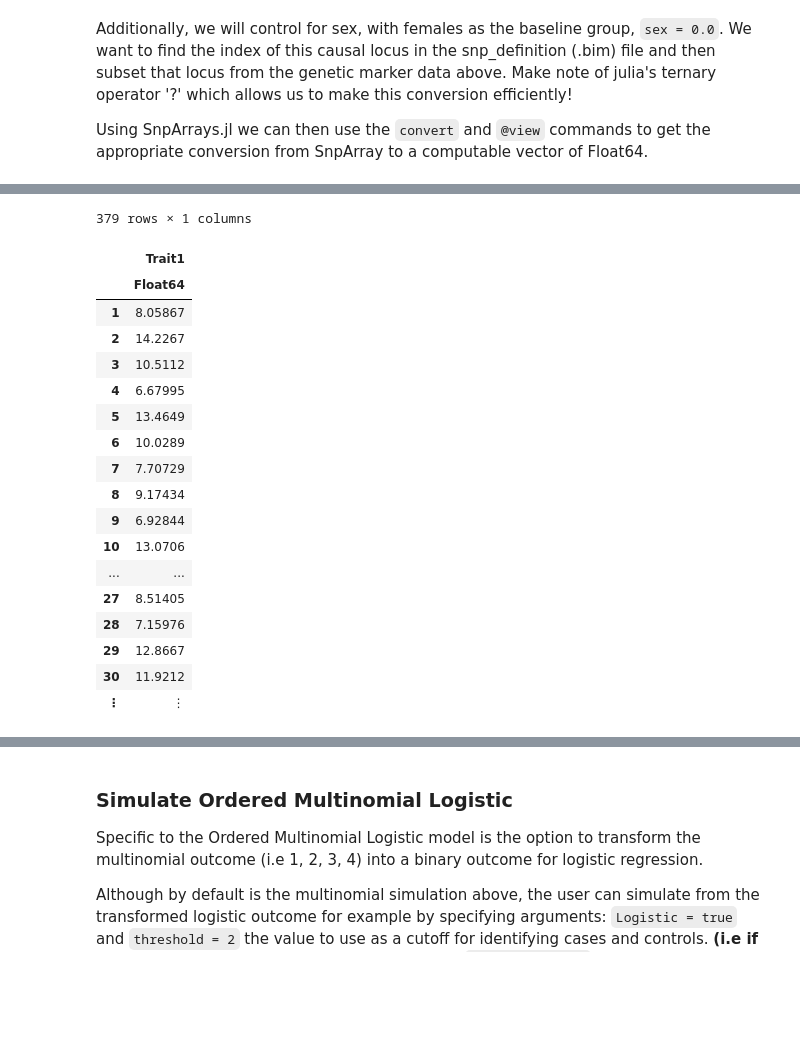
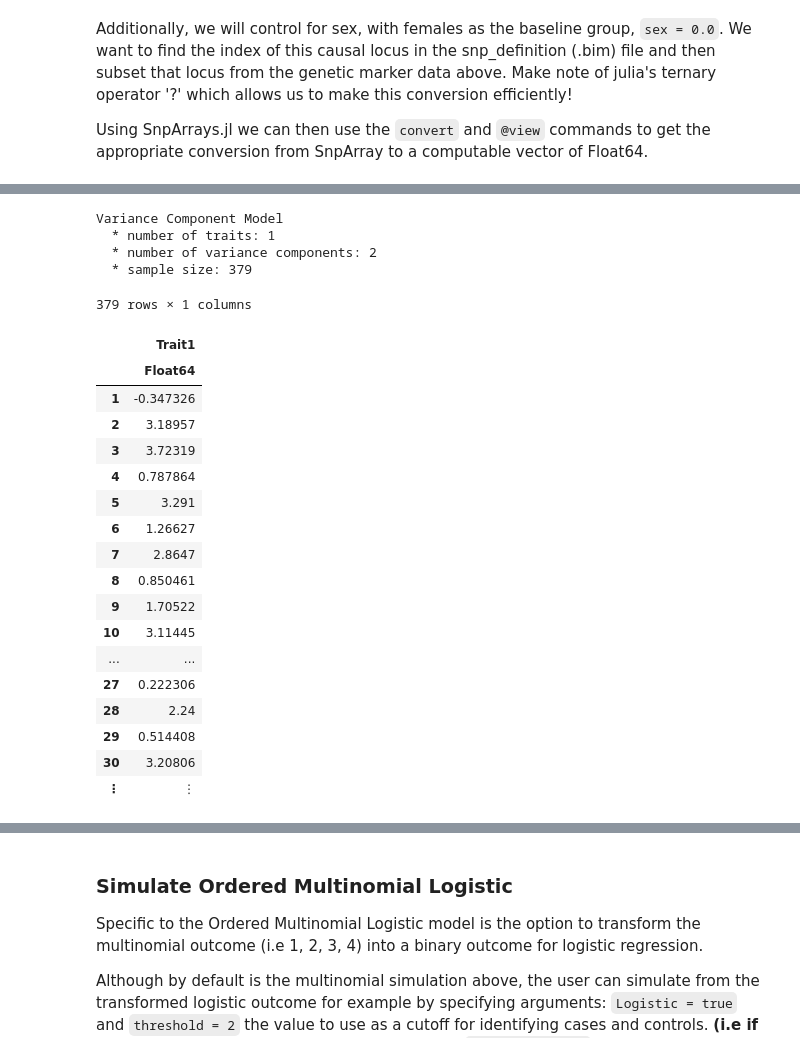
Before and after one commit to OpenMendel/TraitSimulation.jl, a Jupyter notebook: docs/TraitSimulation.ipynb, the cells around one changed output, grey strips where cells are left out. Drawn from its saved outputs; the diff is of its cells as text; code cells hidden in the pictures; blank space fills up the shorter version.

```diff
--- a/docs/TraitSimulation.ipynb
+++ b/docs/TraitSimulation.ipynb
@@ -80,10 +71,11 @@ Additionally, we will control for sex, with females as the baseline group, `sex
 
 Using SnpArrays.jl we can then use the `convert` and `@view` commands to get the appropriate conversion from SnpArray to a computable vector of Float64.
 # %%
-locus = convert(Vector{Float64}, @view(EUR[:, causal_snp_index]))
+locus = convert(Vector{Float64}, @view(EUR[:, causal_snp_index[1]]))
 famfile = EUR_data.person_info
 sex = map(x -> strip(x) == "F" ? 0.0 : 1.0, famfile[!, :sex])
 intercept = ones(length(sex))
+X_covar = [intercept sex]
 X = [intercept sex locus]
 # %% [output]
 379×3 Array{Float64,2}:
@@ -240,0 +195,3 @@ Variance Component Model
+# %%
+maf_rare = rand([0.002, 0.004, 0.008, 0.01, 0.012, 0.015, 0.02], 20)
+rare_snps = snparray_simulation(maf_rare, 379)
@@ -241,23 +216,34 @@ Variance Component Model
+# %%
+β_covar = [1.0; 0.6]
+I_n = Matrix{Float64}(I, size(GRM))
+vc = @vc [0.01][:,:] ⊗ (GRM + I_n) + [0.9][:, :] ⊗ I_n
+sigma, v = vcobjtuple(vc)
+rare_20_snp_model = VCMTrait(X_covar, β_covar[:, :], rare_snps, maf_rare[:, :], [sigma...], [v...])
+# %% [output]
+Variance Component Model
+  * number of traits: 1
+  * number of variance components: 2
+  * sample size: 379
 # %%
 Rare_SNP_Trait = DataFrame(simulate(rare_20_snp_model))
-rename!(Rare_SNP_Trait, [Symbol("Trait$i") for i in 1:size(mu, 2)])
+rename!(Rare_SNP_Trait, [Symbol("Trait$i") for i in 1:size(Rare_SNP_Trait, 2)])
 # %% [output]
 379 rows × 1 columns
 |  | Trait1 |
 |  | Float64 |
-| 1 | 8.05867 |
-| 2 | 14.2267 |
-| 3 | 10.5112 |
-| 4 | 6.67995 |
-| 5 | 13.4649 |
-| 6 | 10.0289 |
-| 7 | 7.70729 |
-| 8 | 9.17434 |
-| 9 | 6.92844 |
-| 10 | 13.0706 |
+| 1 | -0.347326 |
+| 2 | 3.18957 |
+| 3 | 3.72319 |
+| 4 | 0.787864 |
+| 5 | 3.291 |
+| 6 | 1.26627 |
+| 7 | 2.8647 |
+| 8 | 0.850461 |
+| 9 | 1.70522 |
+| 10 | 3.11445 |
 | ... | ... |
-| 27 | 8.51405 |
-| 28 | 7.15976 |
-| 29 | 12.8667 |
-| 30 | 11.9212 |
+| 27 | 0.222306 |
+| 28 | 2.24 |
+| 29 | 0.514408 |
+| 30 | 3.20806 |
 | ⋮ | ⋮ |
```
Also changed, not shown: parts of 49 cells of this notebook, 10 other files.
